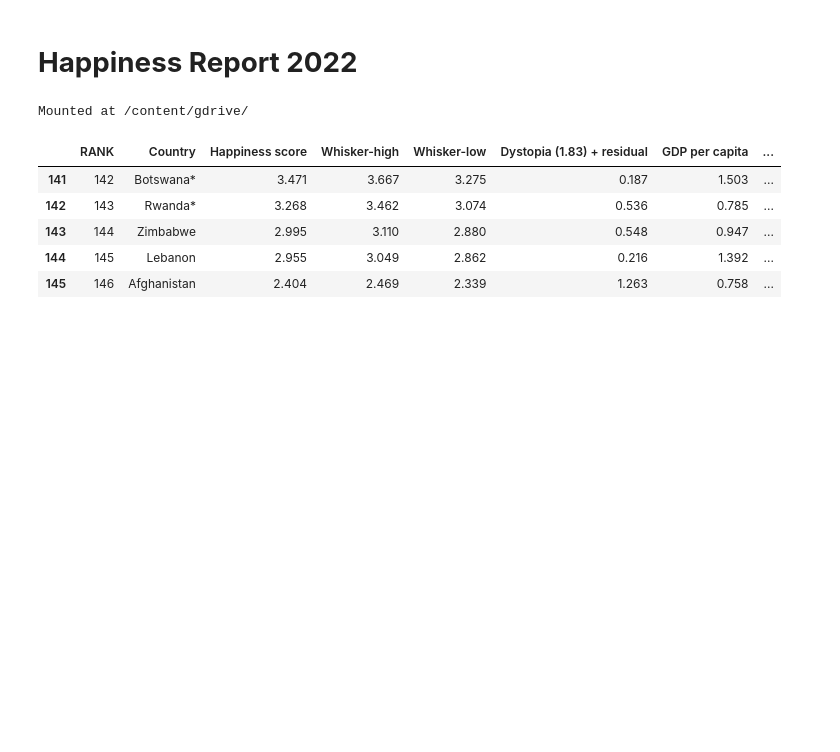
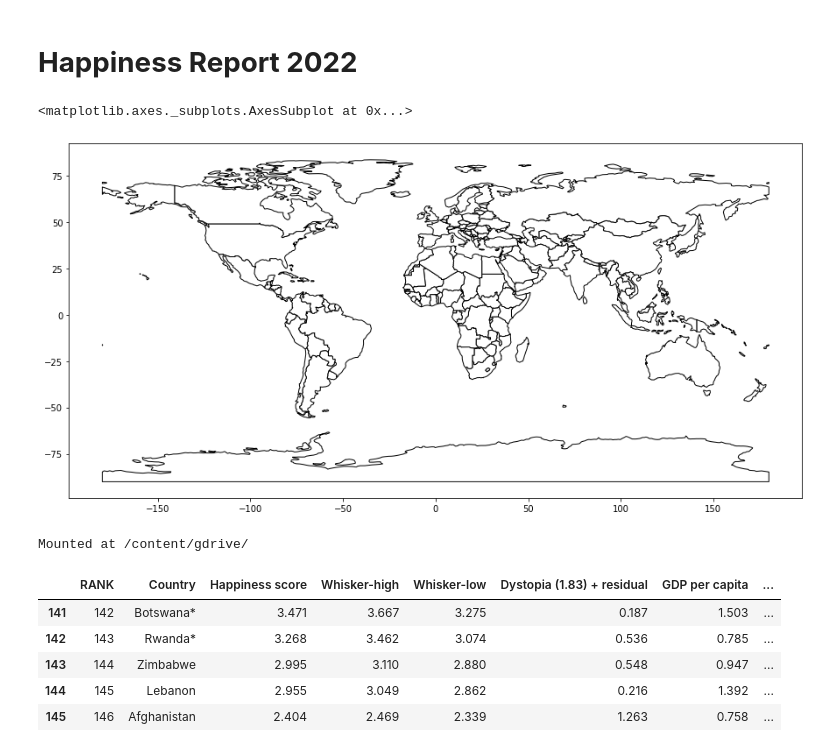
Before and after one commit to johnnyclayton/beginner_projects, a Jupyter notebook: Happiness_Report.ipynb, the cells around one changed output. Cells and saved outputs as stored; diff of their text form; code cells hidden in the pictures; blank space fills up the shorter version.

```diff
--- a/Happiness_Report.ipynb
+++ b/Happiness_Report.ipynb
@@ -12,3 +13,10 @@ import seaborn as sns
+# %%
+%matplotlib inline
+world = gpd.read_file(gpd.datasets.get_path("naturalearth_lowres"))
+world.plot(figsize = (15,20), color='white', edgecolor='black')
+# %% [output]
+<matplotlib.axes._subplots.AxesSubplot at 0x...>
+[figure, added]
 # %%
 drive.mount("/content/gdrive/")
 # %% [output]
```
Also changed, not shown: parts of 2 cells of this notebook.
